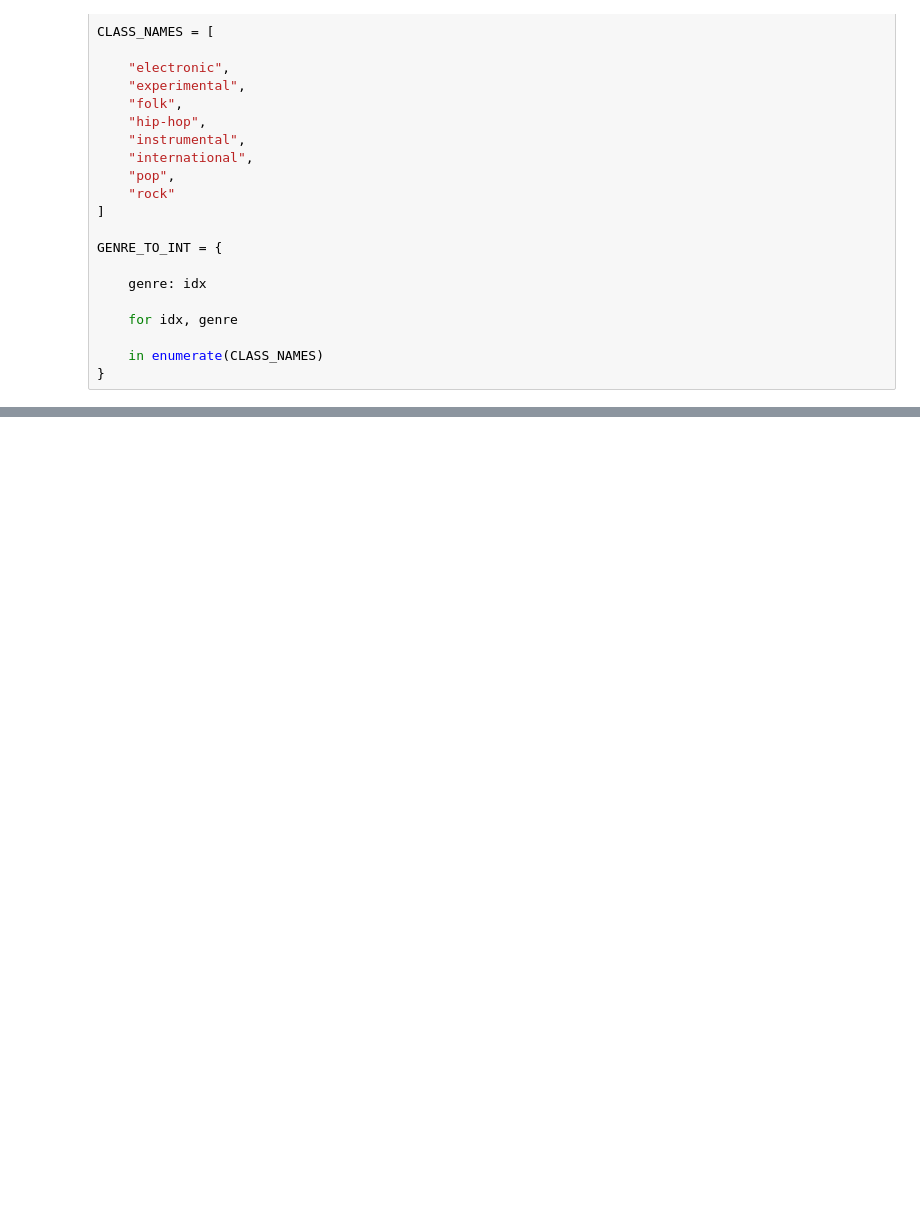
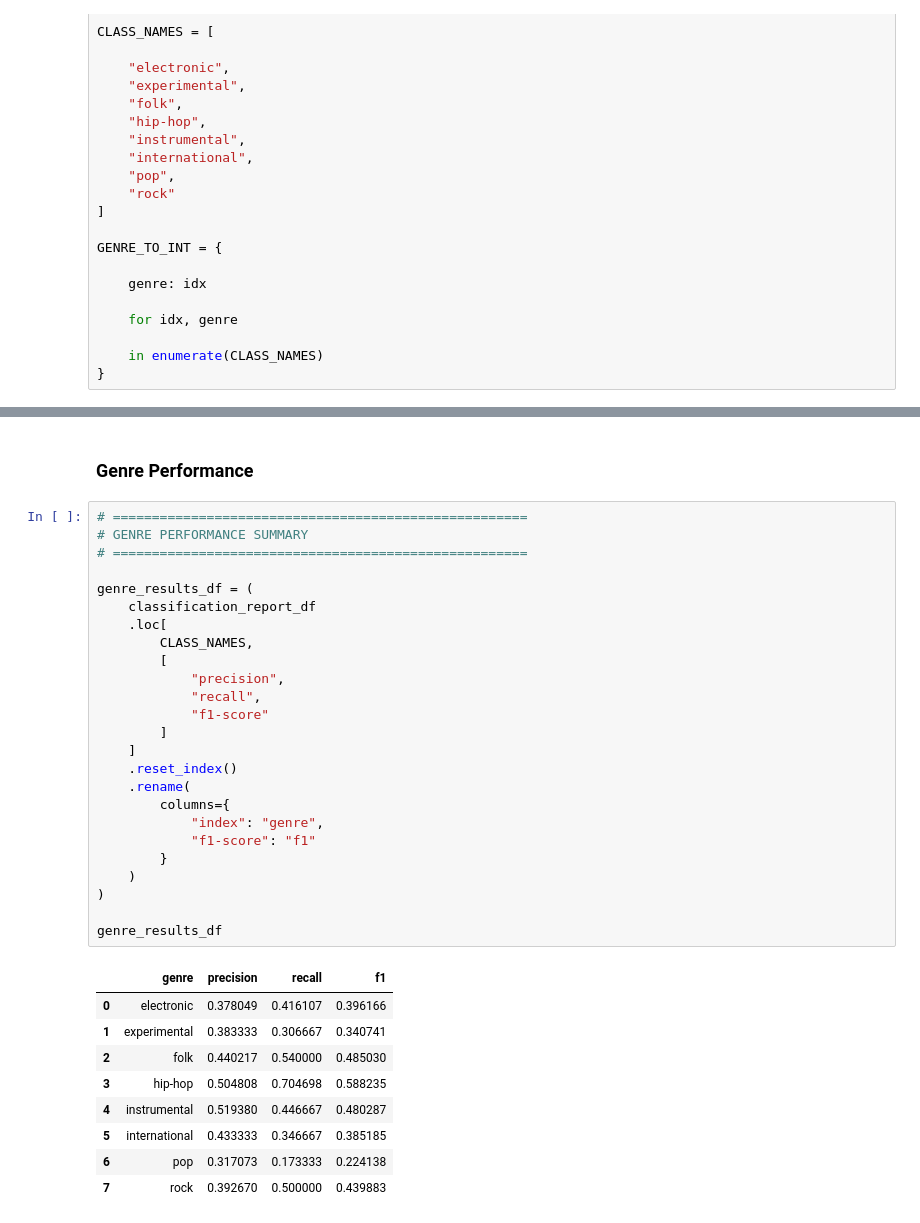
Before and after one commit to d-bruning/deep-learning-audio-classification, a Jupyter notebook: overview.ipynb, the cells around one changed output, grey strips where cells are left out. Cells and saved outputs as stored; diff of their text form; blank space fills up the shorter version.

```diff
--- a/overview.ipynb
+++ b/overview.ipynb
@@ -341,0 +1297,37 @@ print(
+# %% [markdown]
+### Genre Performance
+# %%
+# =====================================================
+# GENRE PERFORMANCE SUMMARY
+# =====================================================
+
+genre_results_df = (
+    classification_report_df
+    .loc[
+        CLASS_NAMES,
+        [
+            "precision",
+            "recall",
+            "f1-score"
+        ]
+    ]
+    .reset_index()
+    .rename(
+        columns={
+            "index": "genre",
+            "f1-score": "f1"
+        }
+    )
+)
+
+genre_results_df
+# %% [output]
+|  | genre | precision | recall | f1 |
+| 0 | electronic | 0.378049 | 0.416107 | 0.396166 |
+| 1 | experimental | 0.383333 | 0.306667 | 0.340741 |
+| 2 | folk | 0.440217 | 0.540000 | 0.485030 |
+| 3 | hip-hop | 0.504808 | 0.704698 | 0.588235 |
+| 4 | instrumental | 0.519380 | 0.446667 | 0.480287 |
+| 5 | international | 0.433333 | 0.346667 | 0.385185 |
+| 6 | pop | 0.317073 | 0.173333 | 0.224138 |
+| 7 | rock | 0.392670 | 0.500000 | 0.439883 |
```
Also changed, not shown: parts of 51 cells of this notebook, 1 other file.
